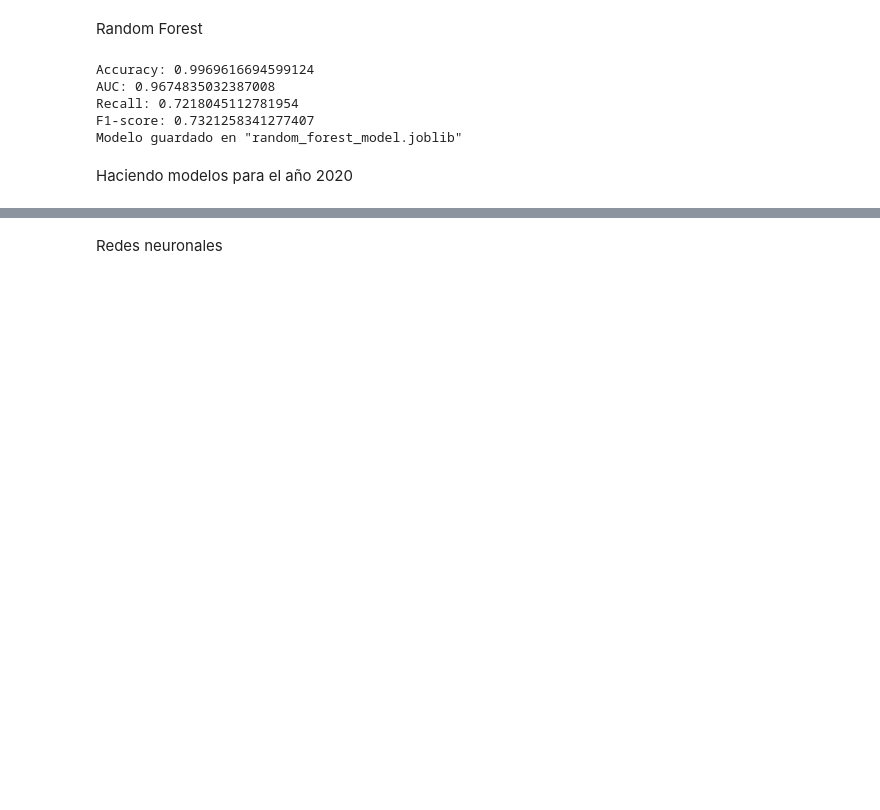
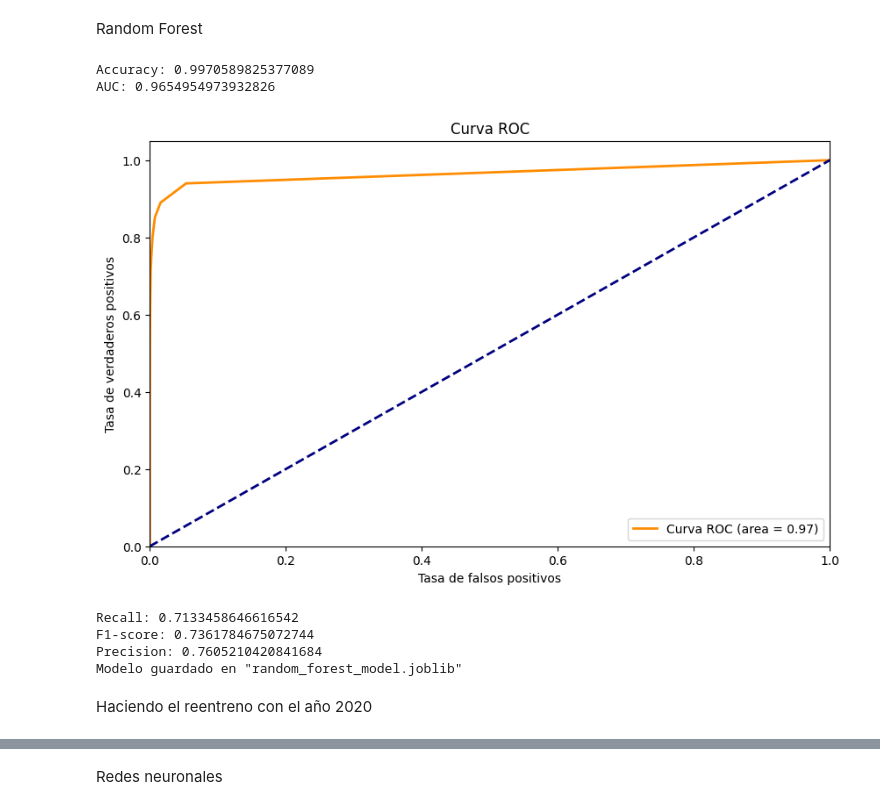
Before and after one commit to Javier19-cmd/Proyecto2-SDS, a Jupyter notebook: proyecto.ipynb, the cells around one changed output, grey strips where cells are left out. Cells and saved outputs as stored; diff of their text form; code cells hidden in the pictures; blank space fills up the shorter version.

```diff
--- a/proyecto.ipynb
+++ b/proyecto.ipynb
@@ -468,44 +514,62 @@ Modelo guardado en "modelo_entrenado.h5"
 Random Forest
 # %%
 from sklearn.ensemble import RandomForestClassifier
-from sklearn.metrics import roc_curve, auc, recall_score, f1_score, accuracy_score
+from sklearn.metrics import roc_curve, auc, recall_score, f1_score, accuracy_score, precision_score
 import joblib  # Importa joblib directamente
 
 # Inicializando el clasificador RandomForest
 rf_classifier = RandomForestClassifier(n_estimators=10, random_state=42)
 
 # Entrenando el clasificador
 rf_classifier.fit(X_train_res, y_train_res)
 
 # Predeciendo clases en el conjunto de prueba
 y_pred = rf_classifier.predict(X_test)
 
 # Calculando el accuracy
 accuracy = accuracy_score(y_test, y_pred)
 print('Accuracy:', accuracy)
 
 # Predeciendo probabilidades en el conjunto de prueba
 y_pred_prob = rf_classifier.predict_proba(X_test)[:, 1]
 
 # Calculando la curva ROC y el área bajo la curva (AUC)
 fpr, tpr, thresholds = roc_curve(y_test, y_pred_prob)
 roc_auc = auc(fpr, tpr)
 print('AUC:', roc_auc)
 
+# Gráfica de la curva roc
+plt.figure(figsize=(10, 6))
+plt.plot(fpr, tpr, color='darkorange', lw=2, label='Curva ROC (area = %0.2f)' % roc_auc)
+plt.plot([0, 1], [0, 1], color='navy', lw=2, linestyle='--')
+plt.xlim([0.0, 1.0])
+plt.ylim([0.0, 1.05])
+plt.xlabel('Tasa de falsos positivos')
+plt.ylabel('Tasa de verdaderos positivos')
+plt.title('Curva ROC')
+plt.legend(loc='lower right')
+plt.show()
+
 # Calculando el recall y el F1-score
 recall = recall_score(y_test, y_pred)
 f1 = f1_score(y_test, y_pred)
 print('Recall:', recall)
 print('F1-score:', f1)
 
+# Calculando el precision.
+precision = precision_score(y_test, y_pred)
+print('Precision:', precision)
+
 # Guardando el modelo entrenado en un archivo
 joblib.dump(rf_classifier, 'random_forest_model.joblib')
 print('Modelo guardado en "random_forest_model.joblib"')
 # %% [output]
-Accuracy: 0.9969616694599124
-AUC: 0.9674835032387008
-Recall: 0.7218045112781954
-F1-score: 0.7321258341277407
-Modelo guardado en "random_forest_model.joblib"
+Accuracy: 0.9970589825377089
+AUC: 0.9654954973932826
+[figure, added]
+Recall: 0.7133458646616542
+F1-score: 0.7361784675072744
+Precision: 0.7605210420841684
+Modelo guardado en "random_forest_model.joblib"
 # %% [markdown]
-Haciendo modelos para el año 2020
+Haciendo el reentreno con el año 2020
```
Also changed, not shown: parts of 6 cells of this notebook, 4 other files.
